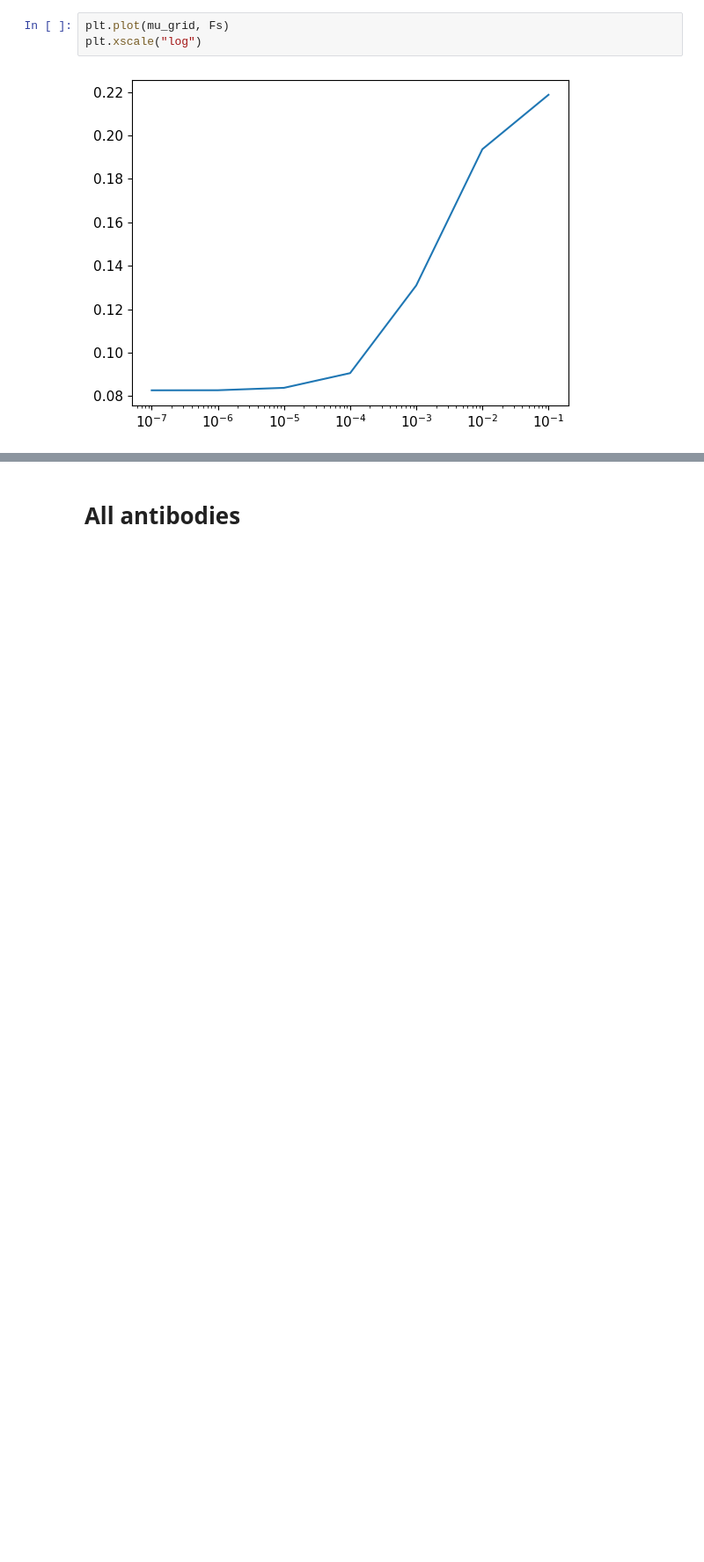
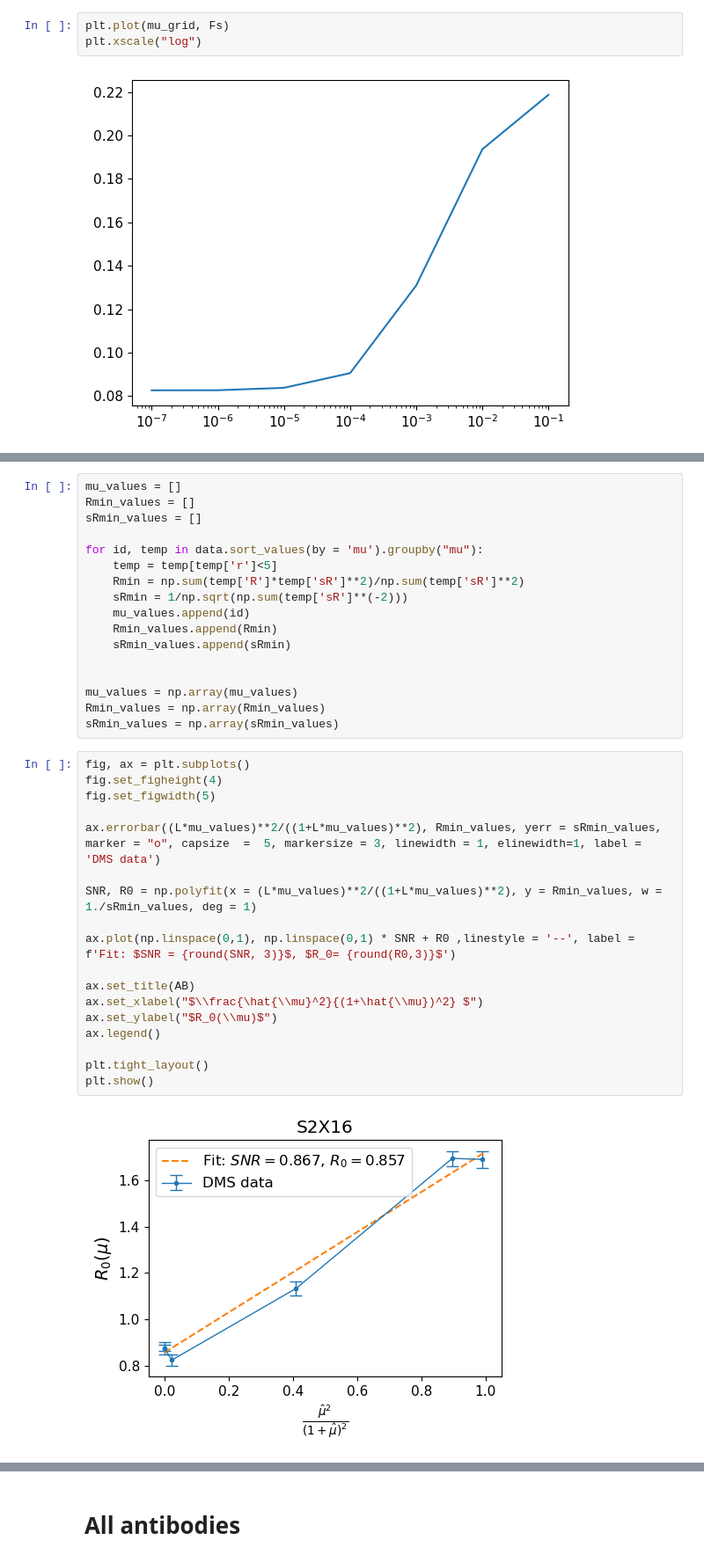
Before and after one commit to AleCorso/DMSAnalysis, a Jupyter notebook: numerical_optimal_mu.ipynb, the cells around one changed output, grey strips where cells are left out. Shown at 88% size. Saved outputs shown, nothing was run; the diff lists cells and outputs as text; blank space fills up the shorter version.

```diff
--- a/numerical_optimal_mu.ipynb
+++ b/numerical_optimal_mu.ipynb
@@ -450,0 +654,37 @@ plt.xscale("log")
+# %%
+mu_values = []
+Rmin_values = []
+sRmin_values = []
+
+for id, temp in data.sort_values(by = 'mu').groupby("mu"):
+    temp = temp[temp['r']<5]
+    Rmin = np.sum(temp['R']*temp['sR']**2)/np.sum(temp['sR']**2)
+    sRmin = 1/np.sqrt(np.sum(temp['sR']**(-2)))
+    mu_values.append(id)
+    Rmin_values.append(Rmin)
+    sRmin_values.append(sRmin)
+
+
+mu_values = np.array(mu_values)
+Rmin_values = np.array(Rmin_values)
+sRmin_values = np.array(sRmin_values)
+# %%
+fig, ax = plt.subplots()
+fig.set_figheight(4)
+fig.set_figwidth(5)
+
+ax.errorbar((L*mu_values)**2/((1+L*mu_values)**2), Rmin_values, yerr = sRmin_values, marker = "o", capsize  =  5, markersize = 3, linewidth = 1, elinewidth=1, label = 'DMS data')
+
+SNR, R0 = np.polyfit(x = (L*mu_values)**2/((1+L*mu_values)**2), y = Rmin_values, w = 1./sRmin_values, deg = 1)
+
+ax.plot(np.linspace(0,1), np.linspace(0,1) * SNR + R0 ,linestyle = '--', label = f'Fit: $SNR = {round(SNR, 3)}$, $R_0= {round(R0,3)}$')
+
+ax.set_title(AB)
+ax.set_xlabel("$\\frac{\hat{\\mu}^2}{(1+\hat{\\mu})^2} $")
+ax.set_ylabel("$R_0(\\mu)$")
+ax.legend()
+
+plt.tight_layout()
+plt.show()
+# %% [output]
+[figure, added]
```
Also changed, not shown: parts of 22 cells of this notebook, 1 other file.
